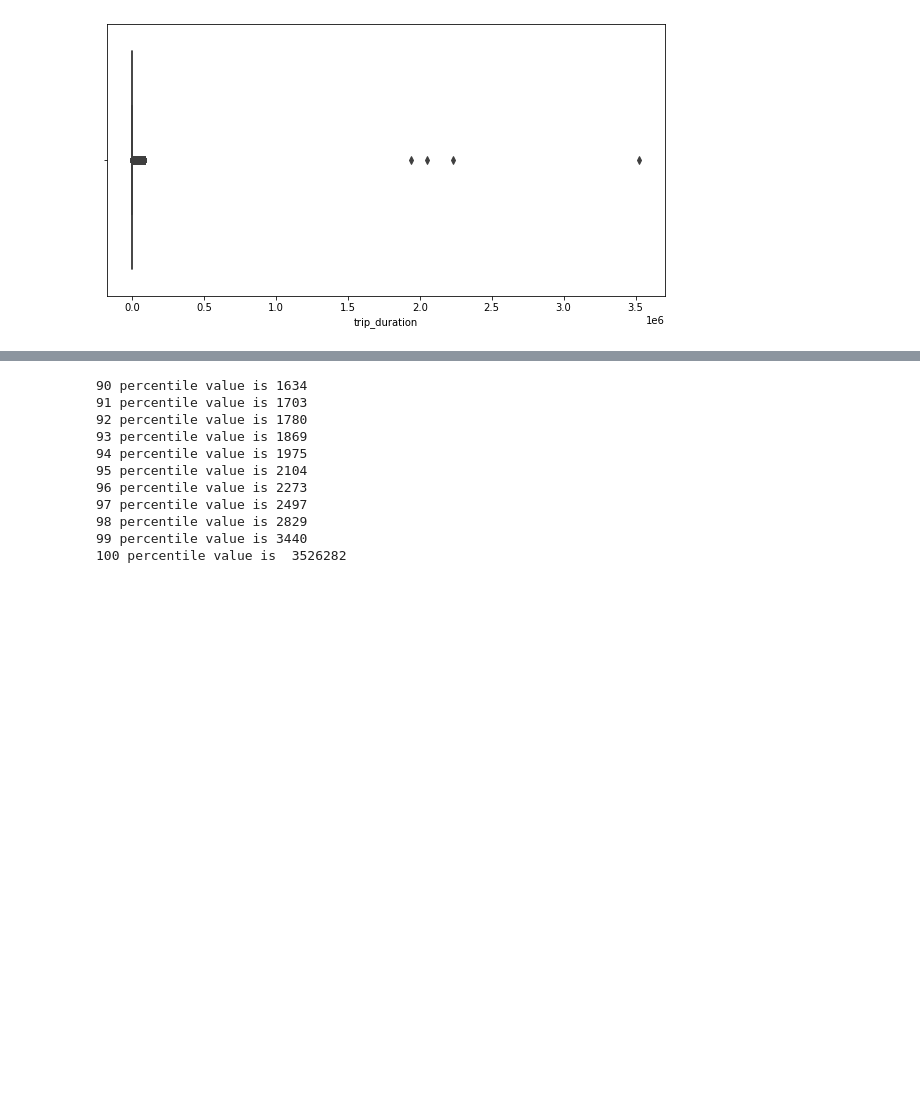
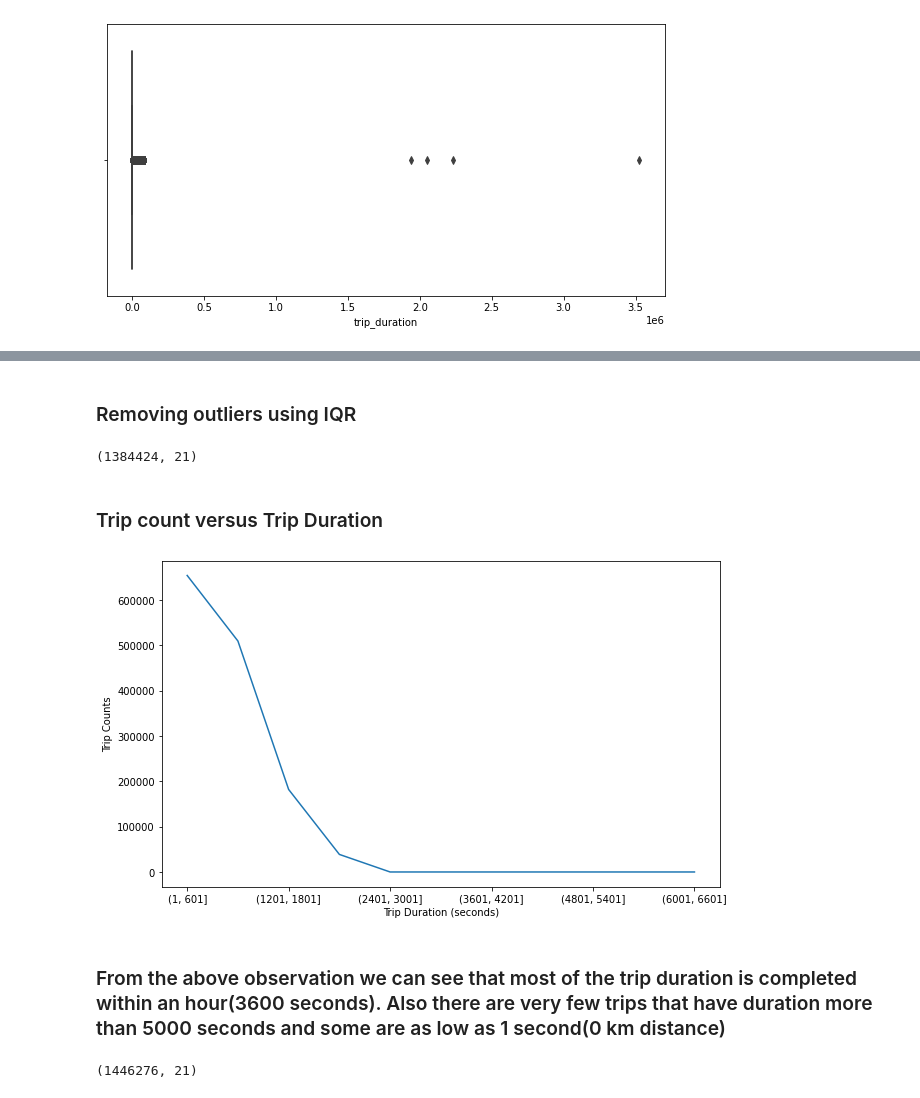
Before and after one commit to Ajay0110/NYC-Taxi-Trip-Time-Prediction, a Jupyter notebook: NYC_Taxi_Trip_Time_Prediction_Capstone_Project.ipynb, the cells around one changed output, grey strips where cells are left out. Saved outputs shown, nothing was run; the diff lists cells and outputs as text; code cells hidden in the pictures; blank space fills up the shorter version.

```diff
--- a/NYC_Taxi_Trip_Time_Prediction_Capstone_Project.ipynb
+++ b/NYC_Taxi_Trip_Time_Prediction_Capstone_Project.ipynb
@@ -163,7 +163,7 @@ taxi_df.head()
 ### As we can see the hours are in 24hr format. Creating a function to classify them.
 # %%
 def times_of_the_day(hr):
-  if hr in range(0,12):
+  if hr in range(6,12):
     return 'Morning'
   elif hr in range(12,16):
     return 'Afternoon'
@@ -299,18 +277,26 @@ print("100 percentile value is ",duration[-1])
-# %%
-for i in range(90,100):
-  duration = taxi_df['trip_duration'].values
-  duration= np.sort(duration, axis= None)
-  print("{} percentile value is {}".format(i, duration[int(len(duration)*(float(i)/100))]))
-print("100 percentile value is ",duration[-1])
-# %% [output]
-90 percentile value is 1634
-91 percentile value is 1703
-92 percentile value is 1780
-93 percentile value is 1869
-94 percentile value is 1975
-95 percentile value is 2104
-96 percentile value is 2273
-97 percentile value is 2497
-98 percentile value is 2829
-99 percentile value is 3440
-100 percentile value is  3526282
+# %% [markdown]
+### Removing outliers using IQR
+# %%
+Q1 = taxi_df['trip_duration'].quantile(0.25)
+Q3 = taxi_df['trip_duration'].quantile(0.75)
+IQR = Q3-Q1
+lower = Q1 - 1.5 * IQR
+upper = Q3 + 1.5 * IQR
+ls = taxi_df['trip_duration'].index[(taxi_df['trip_duration'] < lower) | (taxi_df['trip_duration'] > upper)]
+taxi_df = taxi_df.drop(ls)
+# %%
+taxi_df.shape
+# %% [output]
+(1384424, 21)
+# %% [markdown]
+### Trip count versus Trip Duration
+# %%
+plt.figure(figsize = (10,6))
+taxi_df.trip_duration.groupby(pd.cut(taxi_df.trip_duration, np.arange(1,7200,600))).count().plot(kind='line')
+plt.xlabel('Trip Duration (seconds)')
+plt.ylabel('Trip Counts' )
+plt.show()
+# %% [output]
+[figure, added]
+# %% [markdown]
+### From the above observation we can see that most of the trip duration is completed within an hour(3600 seconds). Also there are very few trips that have duration more than 5000 seconds and some are as low as 1 second(0 km distance)
@@ -316,0 +307,4 @@ print("100 percentile value is ",duration[-1])
+# %%
+taxi_df.shape
+# %% [output]
+(1446276, 21)
```
Also changed, not shown: parts of 36 cells of this notebook.
